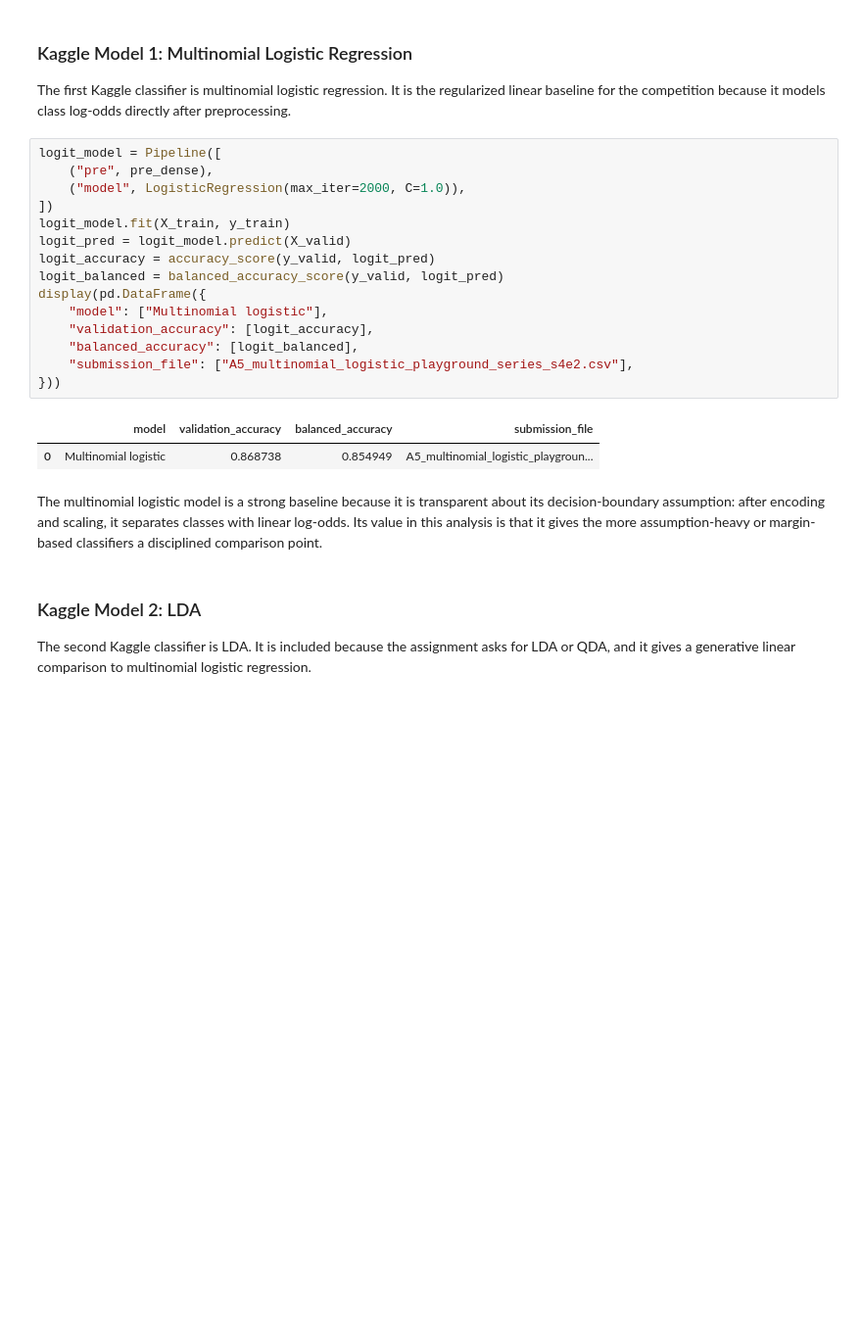
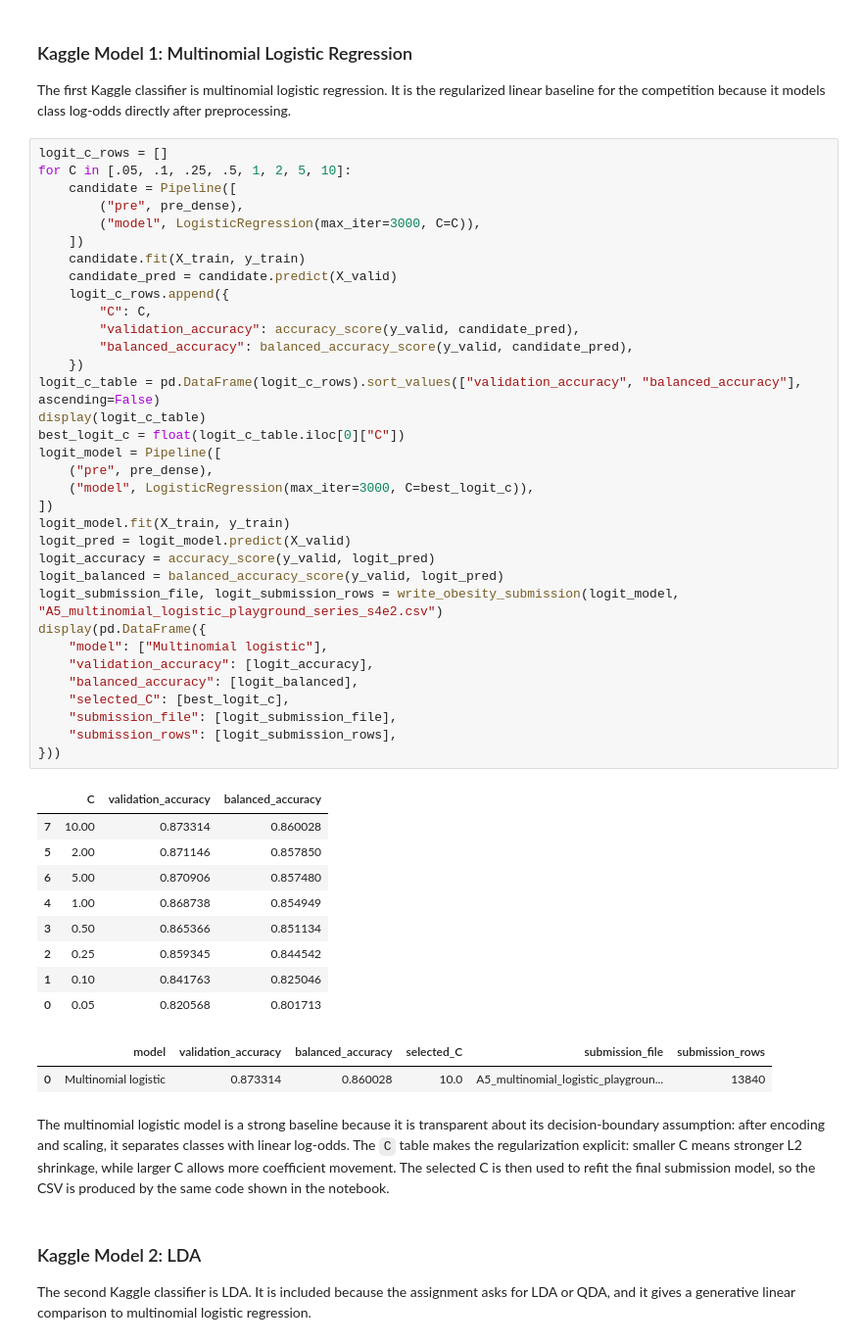
Before and after one commit to maldo81/dds-8555-predictive-analysis, a Jupyter notebook: Week 5/Assignment 5/MaldonadoJDDS8555-5.ipynb, the cells around one changed output. Shown at 98% size. Drawn from its saved outputs; the diff is of its cells as text; blank space fills up the shorter version.

```diff
--- a/Week 5/Assignment 5/MaldonadoJDDS8555-5.ipynb
+++ b/Week 5/Assignment 5/MaldonadoJDDS8555-5.ipynb
@@ -268,25 +379,53 @@ display(pd.DataFrame({
 
 The first Kaggle classifier is multinomial logistic regression.  It is the regularized linear baseline for the competition because it models class log-odds directly after preprocessing.
 # %%
+logit_c_rows = []
+for C in [.05, .1, .25, .5, 1, 2, 5, 10]:
+    candidate = Pipeline([
+        ("pre", pre_dense),
+        ("model", LogisticRegression(max_iter=3000, C=C)),
+    ])
+    candidate.fit(X_train, y_train)
+    candidate_pred = candidate.predict(X_valid)
+    logit_c_rows.append({
+        "C": C,
+        "validation_accuracy": accuracy_score(y_valid, candidate_pred),
+        "balanced_accuracy": balanced_accuracy_score(y_valid, candidate_pred),
+    })
+logit_c_table = pd.DataFrame(logit_c_rows).sort_values(["validation_accuracy", "balanced_accuracy"], ascending=False)
+display(logit_c_table)
+best_logit_c = float(logit_c_table.iloc[0]["C"])
 logit_model = Pipeline([
     ("pre", pre_dense),
-    ("model", LogisticRegression(max_iter=2000, C=1.0)),
+    ("model", LogisticRegression(max_iter=3000, C=best_logit_c)),
 ])
 logit_model.fit(X_train, y_train)
 logit_pred = logit_model.predict(X_valid)
 logit_accuracy = accuracy_score(y_valid, logit_pred)
 logit_balanced = balanced_accuracy_score(y_valid, logit_pred)
+logit_submission_file, logit_submission_rows = write_obesity_submission(logit_model, "A5_multinomial_logistic_playground_series_s4e2.csv")
 display(pd.DataFrame({
     "model": ["Multinomial logistic"],
     "validation_accuracy": [logit_accuracy],
     "balanced_accuracy": [logit_balanced],
-    "submission_file": ["A5_multinomial_logistic_playground_series_s4e2.csv"],
+    "selected_C": [best_logit_c],
+    "submission_file": [logit_submission_file],
+    "submission_rows": [logit_submission_rows],
 }))
 # %% [output]
-|  | model | validation_accuracy | balanced_accuracy | submission_file |
-| 0 | Multinomial logistic | 0.868738 | 0.854949 | A5_multinomial_logistic_playgroun... |
+|  | C | validation_accuracy | balanced_accuracy |
+| 7 | 10.00 | 0.873314 | 0.860028 |
+| 5 | 2.00 | 0.871146 | 0.857850 |
+| 6 | 5.00 | 0.870906 | 0.857480 |
+| 4 | 1.00 | 0.868738 | 0.854949 |
+| 3 | 0.50 | 0.865366 | 0.851134 |
+| 2 | 0.25 | 0.859345 | 0.844542 |
+| 1 | 0.10 | 0.841763 | 0.825046 |
+| 0 | 0.05 | 0.820568 | 0.801713 |
+|  | model | validation_accuracy | balanced_accuracy | selected_C | submission_file | submission_rows |
+| 0 | Multinomial logistic | 0.873314 | 0.860028 | 10.0 | A5_multinomial_logistic_playgroun... | 13840 |
 # %% [markdown]
-The multinomial logistic model is a strong baseline because it is transparent about its decision-boundary assumption: after encoding and scaling, it separates classes with linear log-odds.  Its value in this analysis is that it gives the more assumption-heavy or margin-based classifiers a disciplined comparison point.
+The multinomial logistic model is a strong baseline because it is transparent about its decision-boundary assumption: after encoding and scaling, it separates classes with linear log-odds.  The `C` table makes the regularization explicit: smaller C means stronger L2 shrinkage, while larger C allows more coefficient movement.  The selected C is then used to refit the final submission model, so the CSV is produced by the same code shown in the notebook.
 # %% [markdown]
 ### Kaggle Model 2: LDA
 
```
Also changed, not shown: parts of 51 cells of this notebook, 1 other file.
